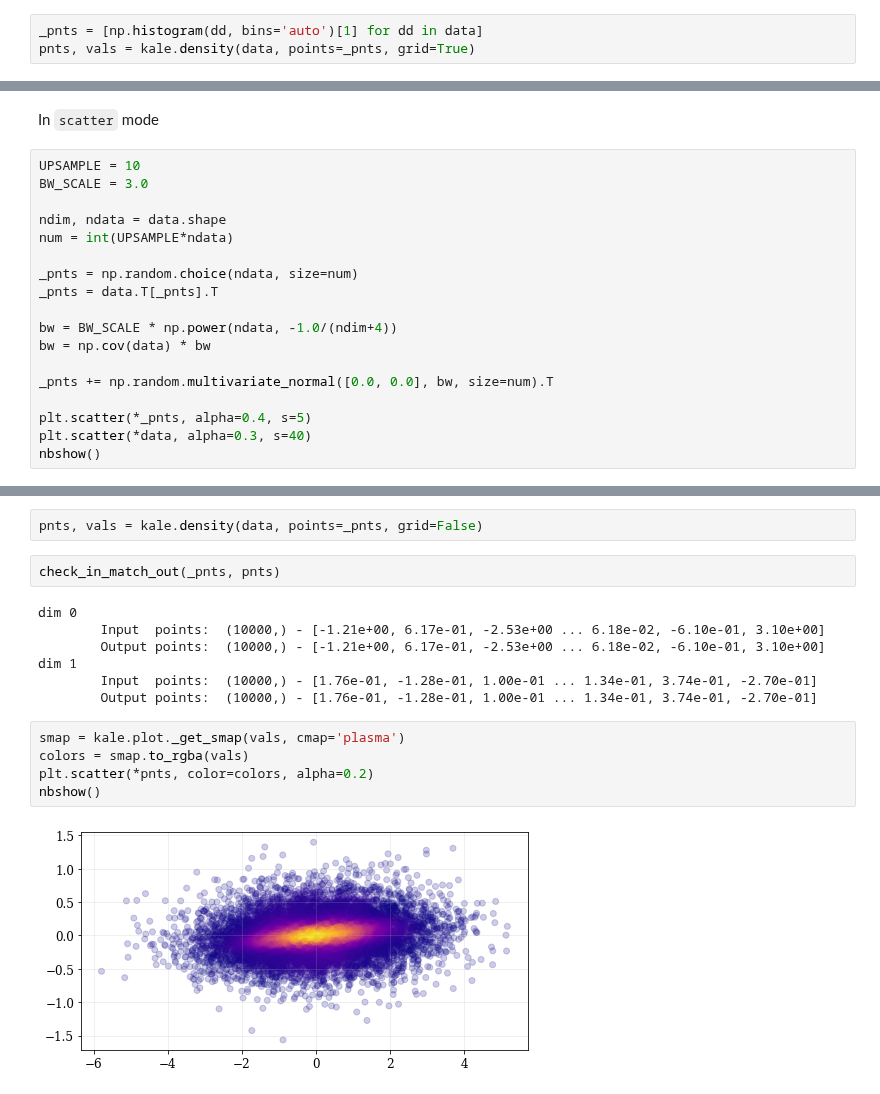
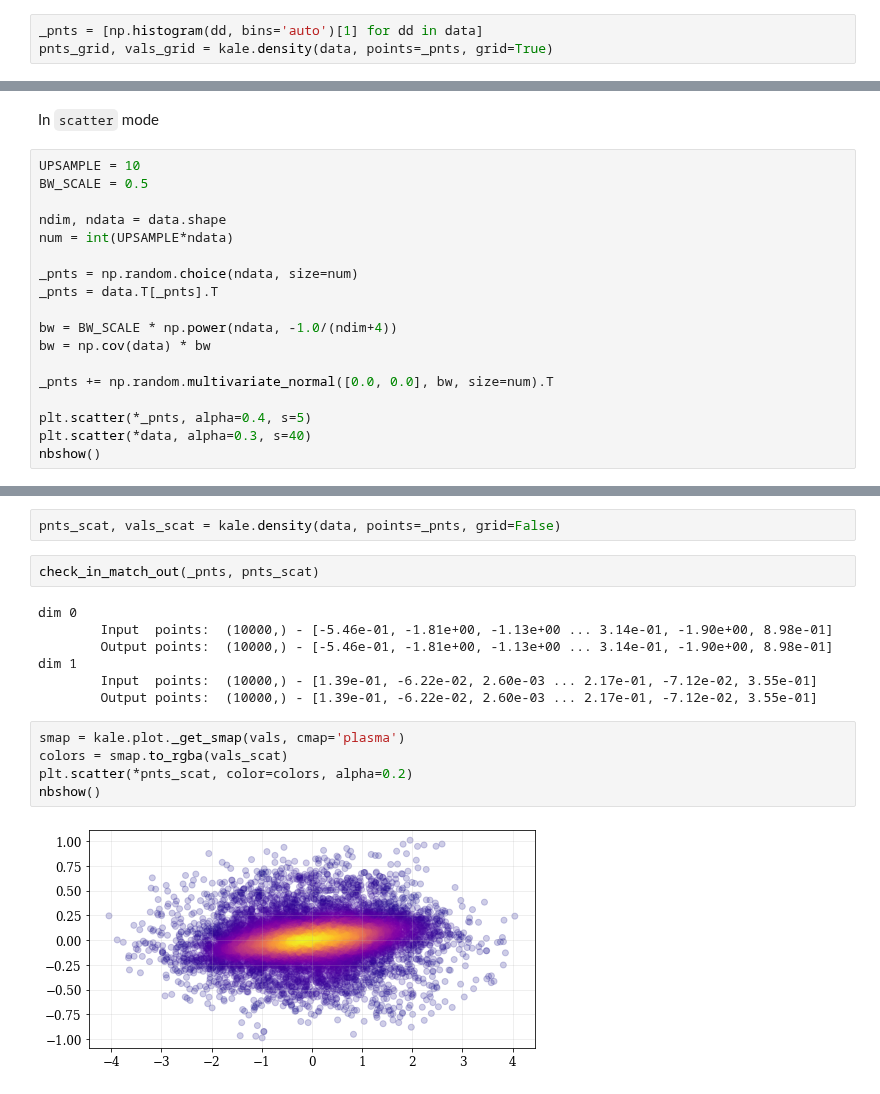
Before and after one commit to lzkelley/kalepy, a Jupyter notebook: notebooks/api.ipynb, the cells around one changed output, grey strips where cells are left out. Cells and saved outputs as stored; diff of their text form.

```diff
--- a/notebooks/api.ipynb
+++ b/notebooks/api.ipynb
@@ -145,5 +145,5 @@ nbshow()
 In `grid` mode
 # %%
 _pnts = [np.histogram(dd, bins='auto')[1] for dd in data]
-pnts, vals = kale.density(data, points=_pnts, grid=True)
+pnts_grid, vals_grid = kale.density(data, points=_pnts, grid=True)
 # %%
@@ -170,7 +170,7 @@ dim 1, edges: [-9.4972e-01, 9.5527e-01], data: [-9.4972e-01, 9.5527e-01]
 In `scatter` mode
 # %%
 UPSAMPLE = 10
-BW_SCALE = 3.0
+BW_SCALE = 0.5
 
 ndim, ndata = data.shape
 num = int(UPSAMPLE*ndata)
@@ -191,18 +191,18 @@ nbshow()
 # %%
-pnts, vals = kale.density(data, points=_pnts, grid=False)
+pnts_scat, vals_scat = kale.density(data, points=_pnts, grid=False)
 # %%
-check_in_match_out(_pnts, pnts)
+check_in_match_out(_pnts, pnts_scat)
 # %% [output]
 dim 0
-        Input  points:  (10000,) - [-1.21e+00, 6.17e-01, -2.53e+00 ... 6.18e-02, -6.10e-01, 3.10e+00]
-        Output points:  (10000,) - [-1.21e+00, 6.17e-01, -2.53e+00 ... 6.18e-02, -6.10e-01, 3.10e+00]
+        Input  points:  (10000,) - [-5.46e-01, -1.81e+00, -1.13e+00 ... 3.14e-01, -1.90e+00, 8.98e-01]
+        Output points:  (10000,) - [-5.46e-01, -1.81e+00, -1.13e+00 ... 3.14e-01, -1.90e+00, 8.98e-01]
 dim 1
-        Input  points:  (10000,) - [1.76e-01, -1.28e-01, 1.00e-01 ... 1.34e-01, 3.74e-01, -2.70e-01]
-        Output points:  (10000,) - [1.76e-01, -1.28e-01, 1.00e-01 ... 1.34e-01, 3.74e-01, -2.70e-01]
+        Input  points:  (10000,) - [1.39e-01, -6.22e-02, 2.60e-03 ... 2.17e-01, -7.12e-02, 3.55e-01]
+        Output points:  (10000,) - [1.39e-01, -6.22e-02, 2.60e-03 ... 2.17e-01, -7.12e-02, 3.55e-01]
 # %%
 smap = kale.plot._get_smap(vals, cmap='plasma')
-colors = smap.to_rgba(vals)
-plt.scatter(*pnts, color=colors, alpha=0.2)
+colors = smap.to_rgba(vals_scat)
+plt.scatter(*pnts_scat, color=colors, alpha=0.2)
 nbshow()
 # %% [output]
-[figure, old version]
+[figure, new version]
```
Also changed, not shown: parts of 5 cells of this notebook.
